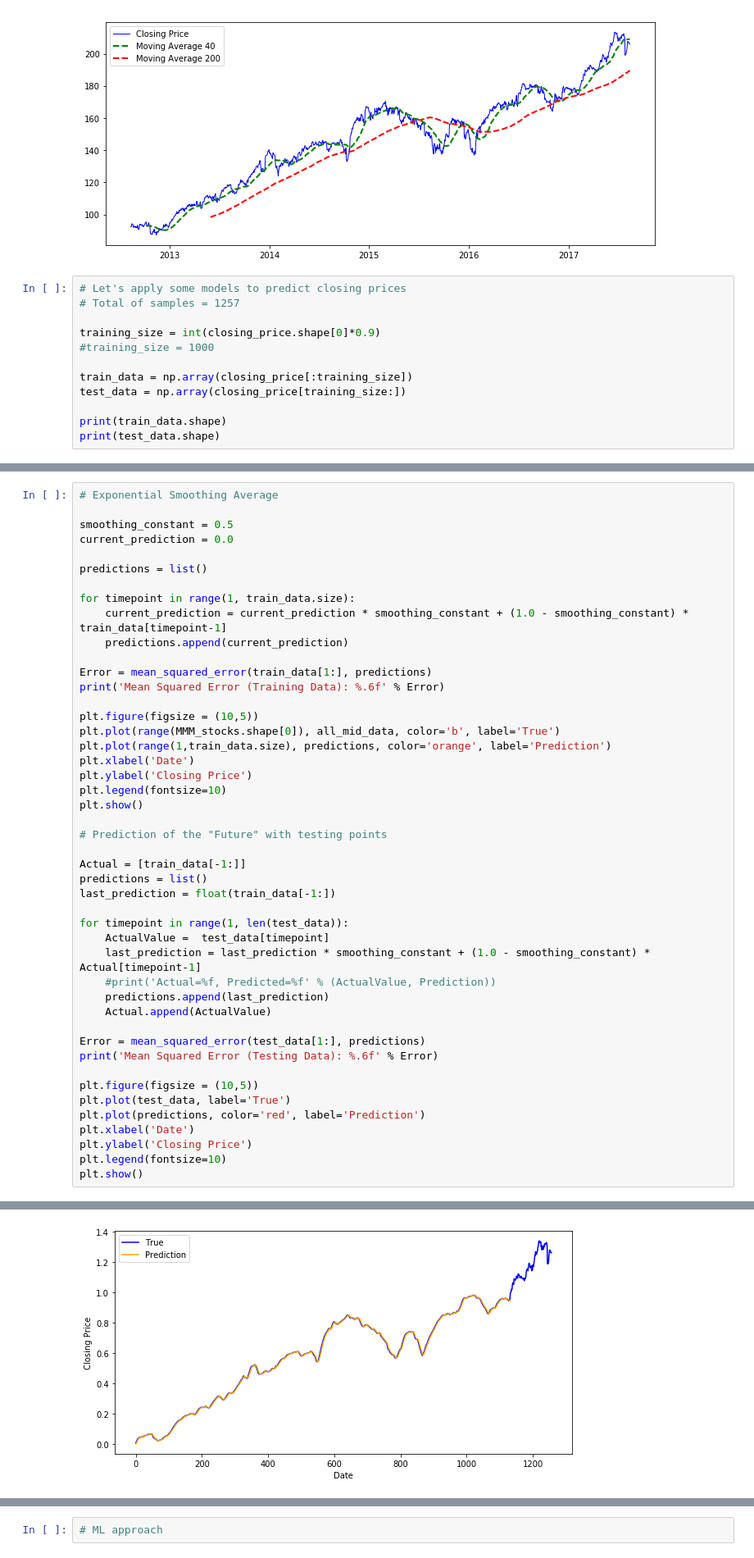
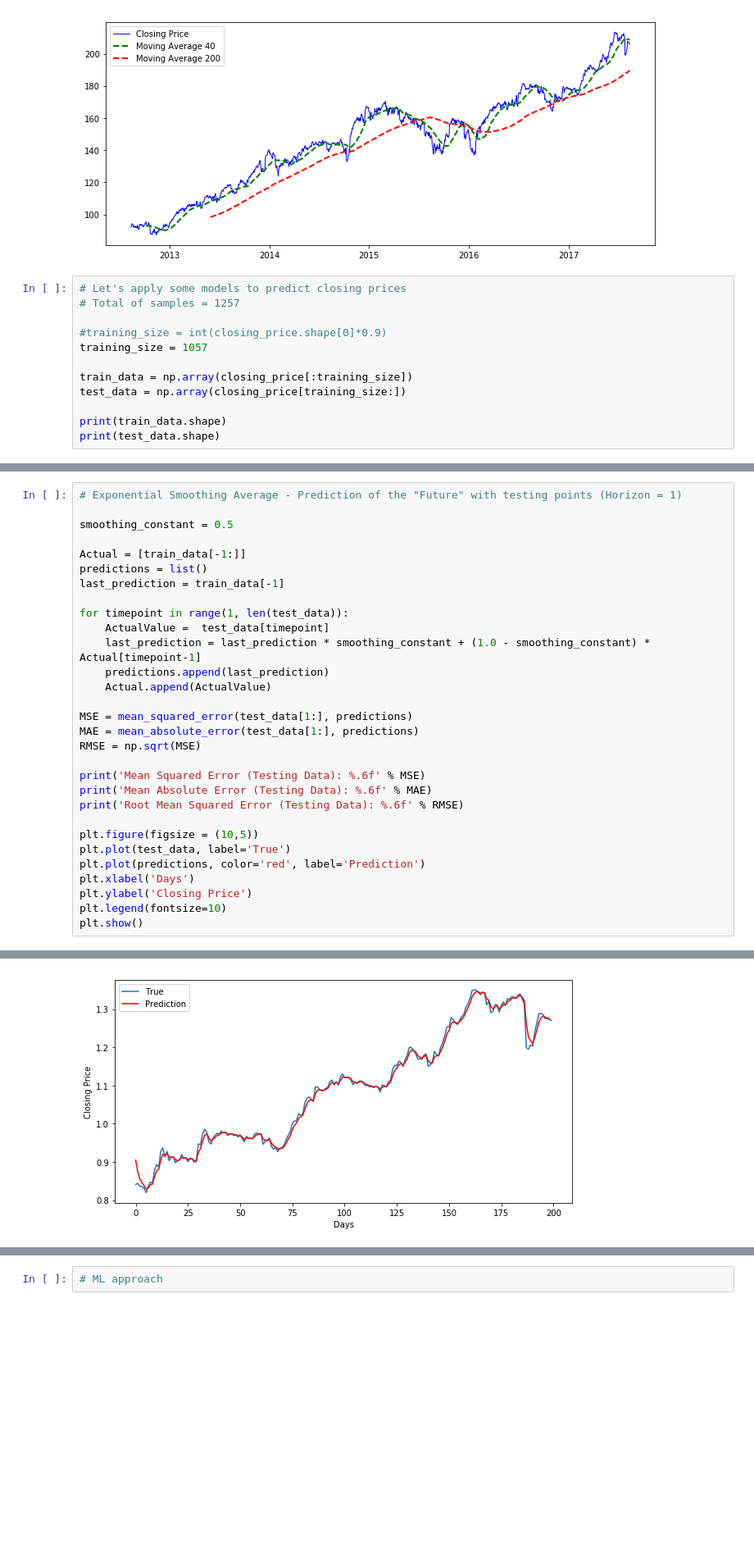
Before and after one commit to angelomenezes/Data_Science_for_Finance, a Jupyter notebook: src/exploring_s&p_500/exploring_s&p500_stocks.ipynb, the cells around one changed output, grey strips where cells are left out. Shown at 82% size. Saved outputs shown, nothing was run; the diff lists cells and outputs as text; blank space fills up the shorter version.

```diff
--- a/src/exploring_s&p_500/exploring_s&p500_stocks.ipynb
+++ b/src/exploring_s&p_500/exploring_s&p500_stocks.ipynb
@@ -191,8 +199,8 @@ plt.legend()
 # Let's apply some models to predict closing prices
 # Total of samples = 1257
 
-training_size = int(closing_price.shape[0]*0.9)
-#training_size = 1000
+#training_size = int(closing_price.shape[0]*0.9)
+training_size = 1057
 
 train_data = np.array(closing_price[:training_size])
 test_data = np.array(closing_price[training_size:])
@@ -296,46 +392,30 @@ Mean Squared Error (Testing Data): 0.000751
 # %%
-# Exponential Smoothing Average
+# Exponential Smoothing Average - Prediction of the "Future" with testing points (Horizon = 1)
 
 smoothing_constant = 0.5
-current_prediction = 0.0
-
-predictions = list()
-
-for timepoint in range(1, train_data.size):
-    current_prediction = current_prediction * smoothing_constant + (1.0 - smoothing_constant) * train_data[timepoint-1]
-    predictions.append(current_prediction)
-
-Error = mean_squared_error(train_data[1:], predictions)
-print('Mean Squared Error (Training Data): %.6f' % Error)
-
-plt.figure(figsize = (10,5))
-plt.plot(range(MMM_stocks.shape[0]), all_mid_data, color='b', label='True')
-plt.plot(range(1,train_data.size), predictions, color='orange', label='Prediction')
-plt.xlabel('Date')
-plt.ylabel('Closing Price')
-plt.legend(fontsize=10)
-plt.show()
-
-# Prediction of the "Future" with testing points
 
 Actual = [train_data[-1:]]
 predictions = list()
-last_prediction = float(train_data[-1:])
+last_prediction = train_data[-1]
 
 for timepoint in range(1, len(test_data)):
     ActualValue =  test_data[timepoint]
     last_prediction = last_prediction * smoothing_constant + (1.0 - smoothing_constant) * Actual[timepoint-1]
-    #print('Actual=%f, Predicted=%f' % (ActualValue, Prediction))
     predictions.append(last_prediction)
     Actual.append(ActualValue)
 
-Error = mean_squared_error(test_data[1:], predictions)
-print('Mean Squared Error (Testing Data): %.6f' % Error)
+MSE = mean_squared_error(test_data[1:], predictions)
+MAE = mean_absolute_error(test_data[1:], predictions)
+RMSE = np.sqrt(MSE)
+
+print('Mean Squared Error (Testing Data): %.6f' % MSE)
+print('Mean Absolute Error (Testing Data): %.6f' % MAE)
+print('Root Mean Squared Error (Testing Data): %.6f' % RMSE)
 
 plt.figure(figsize = (10,5))
 plt.plot(test_data, label='True')
 plt.plot(predictions, color='red', label='Prediction')
-plt.xlabel('Date')
+plt.xlabel('Days')
 plt.ylabel('Closing Price')
 plt.legend(fontsize=10)
 plt.show()
@@ -344 +426 @@ Mean Squared Error (Training Data): 0.000039
-[figure, old version]
+[figure, new version]
```
Also changed, not shown: parts of 11 cells of this notebook.
